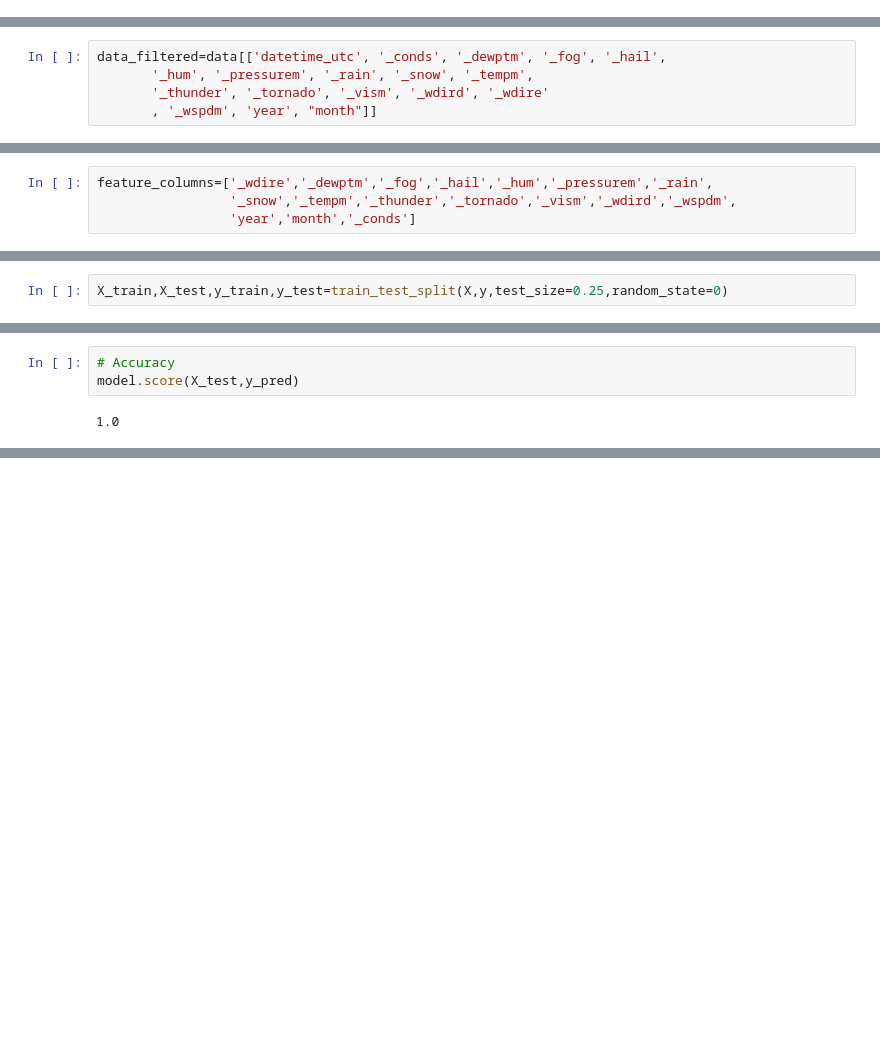
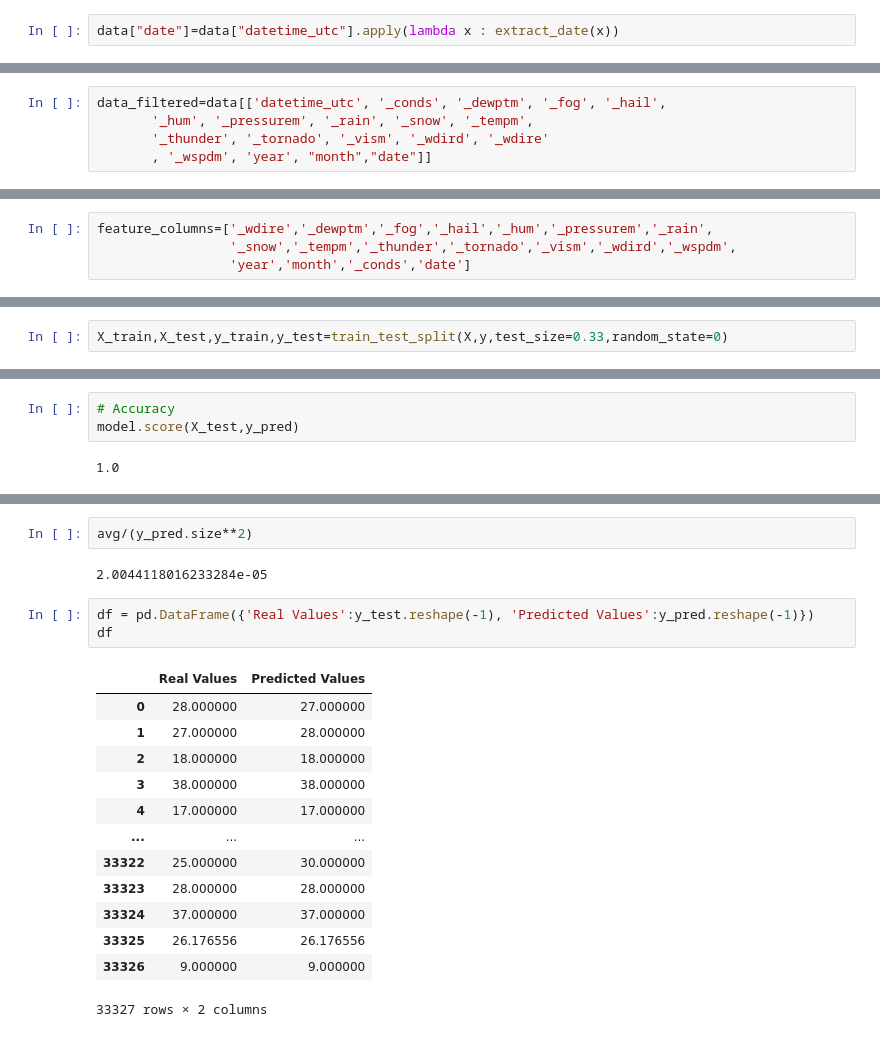
Before and after one commit to i-shitizkhanna/Time-Series-Forecasting, a Jupyter notebook: Logistic Classfier.ipynb, the cells around one changed output, grey strips where cells are left out. Saved outputs shown, nothing was run; the diff lists cells and outputs as text; blank space fills up the shorter version.

```diff
--- a/Logistic Classfier.ipynb
+++ b/Logistic Classfier.ipynb
@@ -31,6 +34,8 @@ def extract_month(value):
 data["year"]=data["datetime_utc"].apply(lambda x : extract_year(x))
 # %%
 data["month"]=data["datetime_utc"].apply(lambda x : extract_month(x))
+# %%
+data["date"]=data["datetime_utc"].apply(lambda x : extract_date(x))
 # %%
 data.year.value_counts()
 # %% [output]
@@ -75,7 +80,7 @@ Name: _tempm, dtype: float64
 data_filtered=data[['datetime_utc', '_conds', '_dewptm', '_fog', '_hail',
        '_hum', '_pressurem', '_rain', '_snow', '_tempm',
        '_thunder', '_tornado', '_vism', '_wdird', '_wdire'
-       , '_wspdm', 'year', "month"]]
+       , '_wspdm', 'year', "month","date"]]
 # %%
 # NANs in dewptm
 data_filtered[data_filtered._dewptm.isnull()]
@@ -398,7 +411,7 @@ Index(['datetime_utc', '_conds', '_dewptm', '_fog', '_hail', '_hum',
 # %%
 feature_columns=['_wdire','_dewptm','_fog','_hail','_hum','_pressurem','_rain',
                  '_snow','_tempm','_thunder','_tornado','_vism','_wdird','_wspdm',
-                 'year','month','_conds']
+                 'year','month','_conds','date']
 # %%
 data_final=data_filtered[feature_columns]
 # %%
@@ -504,7 +528,7 @@ y.shape
 # %%
 from sklearn.model_selection import train_test_split
 # %%
-X_train,X_test,y_train,y_test=train_test_split(X,y,test_size=0.25,random_state=0)
+X_train,X_test,y_train,y_test=train_test_split(X,y,test_size=0.33,random_state=0)
 # %%
 print("Shape of X_train", X_train.shape)
 print("Shape of X_test", X_test.shape)
@@ -544,0 +582,21 @@ model.score(X_test,y_pred)
+# %%
+avg/(y_pred.size**2)
+# %% [output]
+2.0044118016233284e-05
+# %%
+df = pd.DataFrame({'Real Values':y_test.reshape(-1), 'Predicted Values':y_pred.reshape(-1)})
+df
+# %% [output]
+|  | Real Values | Predicted Values |
+| 0 | 28.000000 | 27.000000 |
+| 1 | 27.000000 | 28.000000 |
+| 2 | 18.000000 | 18.000000 |
+| 3 | 38.000000 | 38.000000 |
+| 4 | 17.000000 | 17.000000 |
+| ... | ... | ... |
+| 33322 | 25.000000 | 30.000000 |
+| 33323 | 28.000000 | 28.000000 |
+| 33324 | 37.000000 | 37.000000 |
+| 33325 | 26.176556 | 26.176556 |
+| 33326 | 9.000000 | 9.000000 |
+33327 rows × 2 columns
```
Also changed, not shown: parts of 22 cells of this notebook.
